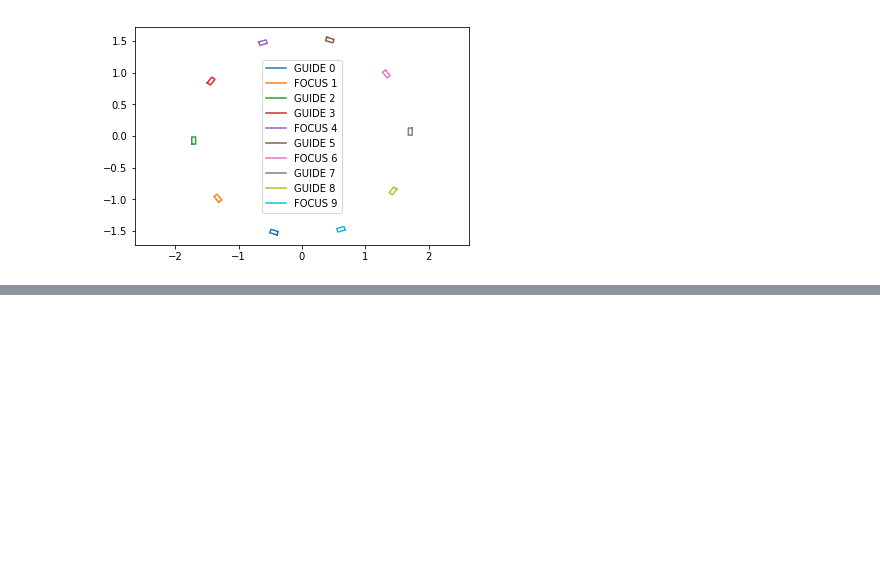
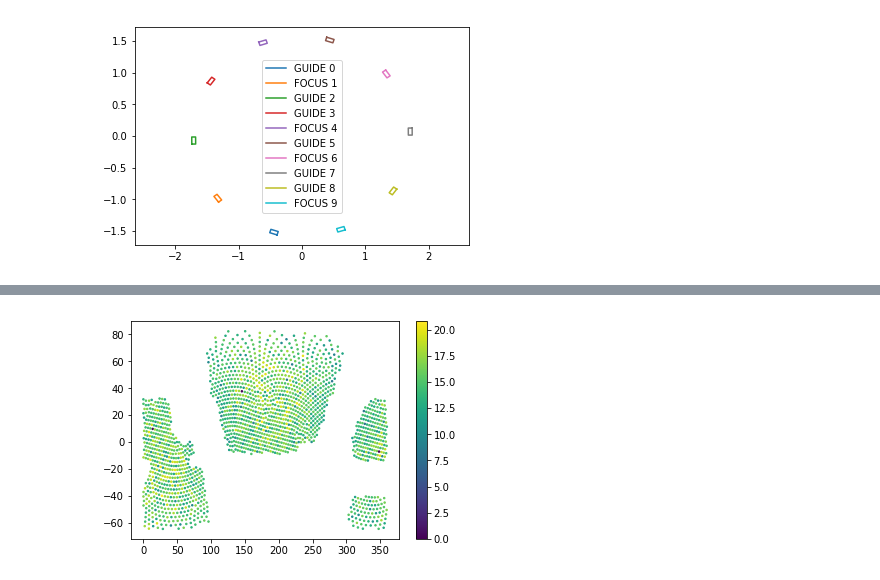
Before and after one commit to dstndstn/desi-misc, a Jupyter notebook: desi-tile-brightest-stars.ipynb, the cells around one changed output, grey strips where cells are left out. Saved outputs shown, nothing was run; the diff lists cells and outputs as text; code cells hidden in the pictures; blank space fills up the shorter version.

```diff
--- a/desi-tile-brightest-stars.ipynb
+++ b/desi-tile-brightest-stars.ipynb
@@ -428,2 +274,9 @@ plt.colorbar();
+# %%
+#I = np.flatnonzero(tiles_ann.brightest_focus_1_a_margin[:,0])
+I = np.flatnonzero((tiles.get('pass')==0) * (tiles.program == 'dark') * tiles.in_imaging)
+plt.scatter(tiles.ra[I], tiles.dec[I], c=tiles_ann.brightest_focus_1_a_margin[I,0], marker='.', s=9);
+plt.colorbar();
+# %% [output]
+[figure, added]
 # %%
 plt.figure(figsize=(8,6))
```
Also changed, not shown: parts of 17 cells of this notebook.
